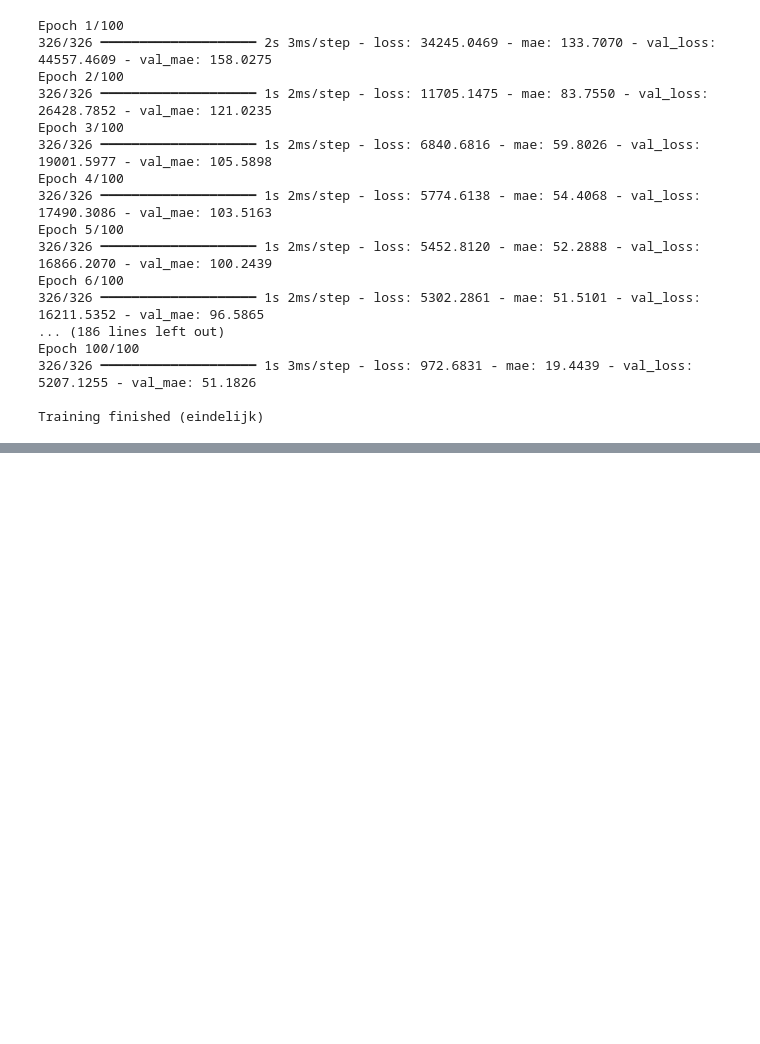
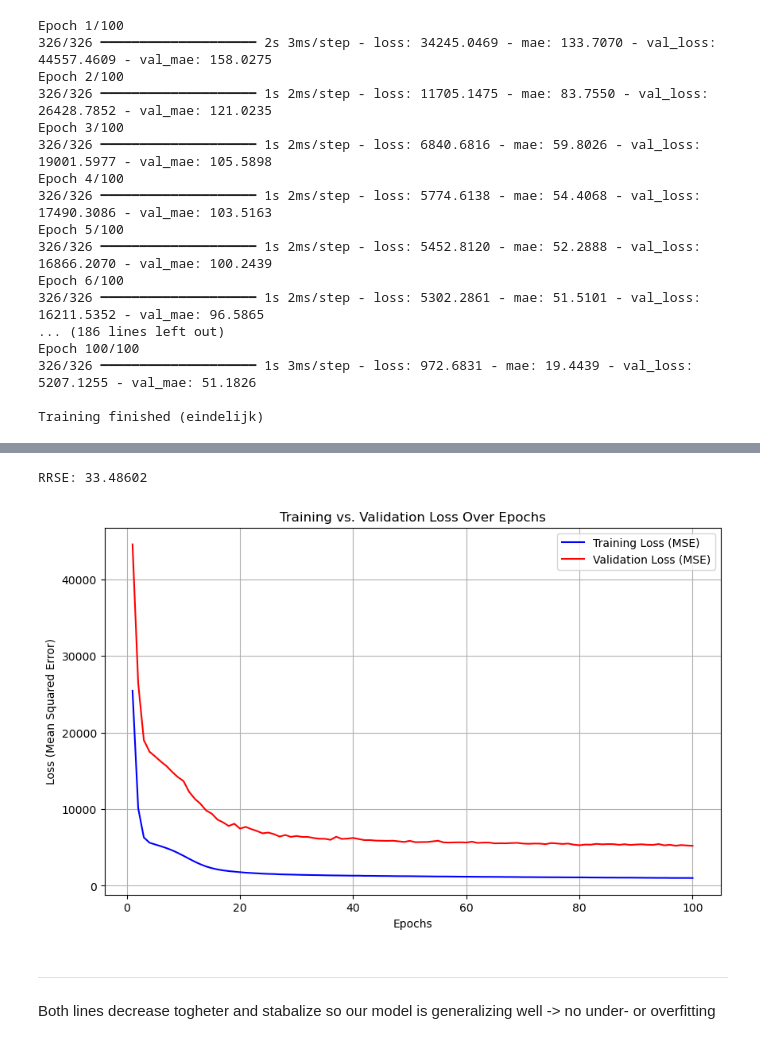
Before and after one commit to nielspet04/ProjectML, a Jupyter notebook: Model2.ipynb, the cells around one changed output, grey strips where cells are left out. Cells and saved outputs as stored; diff of their text form; code cells hidden in the pictures; blank space fills up the shorter version.

Commit message:
added tests and graphs to model 2

```diff
--- a/Model2.ipynb
+++ b/Model2.ipynb
@@ -150,0 +166,72 @@ Deep Learning RMSE:     78.05 rentals
+# %%
+import numpy as np
+
+def compute_rrse(Y_pred, Y_val):
+    """
+    Computes the Relative Root Squared Error (RRSE).
+    RRSE is the RMSE divided by the RMSE of the simplest possible model (predicting the mean).
+    It is expressed as a percentage.
+    """
+    if Y_pred.ndim > 1 and Y_pred.shape[1] == 1:
+        Y_pred = Y_pred.flatten()  #nessecary for this function, Y_pred was array of arrays, and needs to be 1D array
+
+    # Check if shapes match after flattening
+    if Y_pred.shape != Y_val.shape:
+        # Fallback for unexpected shapes
+        return np.nan
+
+    # 1. Calculate the mean of the actual values (a_bar)
+    a_bar = np.mean(Y_val)
+
+    # 2. Calculate the Numerator: Sum of Squared Errors of the Model (SSE_model)
+    # SSE_model = Sum((p_i - a_i)^2)
+    squared_error_model = (Y_pred - Y_val)**2
+    sse_model = np.sum(squared_error_model)
+
+    # 3. Calculate the Denominator: Sum of Squared Errors of the Mean Model (SSE_mean)
+    # SSE_mean = Sum((a_bar - a_i)^2)
+    squared_error_mean = (a_bar - Y_val)**2
+    sse_mean = np.sum(squared_error_mean)
+
+    # 4. Compute RRSE
+    if sse_mean == 0:
+        # Avoid division by zero
+        return 0.0
+
+    rrse_ratio = sse_model / sse_mean
+    # RRSE is the square root of the ratio, multiplied by 100 for a percentage
+    rrse = np.sqrt(rrse_ratio) * 100
+
+    return rrse
+
+
+print("RRSE: " + str(compute_rrse(Y_pred, y_val)))
+# %% [output]
+RRSE: 33.48602
+# %%
+import matplotlib.pyplot as plt
+
+# The 'history' object is returned by model.fit() and contains the loss values.
+# Assuming you have run your model training cell and the result is stored in
+# a variable named 'history'.
+
+# Extract loss data
+train_loss = history.history['loss']
+val_loss = history.history['val_loss']
+epochs = range(1, len(train_loss) + 1)
+
+# Plotting the results
+plt.figure(figsize=(10, 6))
+plt.plot(epochs, train_loss, 'b', label='Training Loss (MSE)')
+plt.plot(epochs, val_loss, 'r', label='Validation Loss (MSE)')
+plt.title('Training vs. Validation Loss Over Epochs')
+plt.xlabel('Epochs')
+plt.ylabel('Loss (Mean Squared Error)')
+plt.legend()
+plt.grid(True)
+plt.show()
+# %% [output]
+[figure, added]
+# %% [markdown]
+---------------------
+Both lines decrease togheter and stabalize so our model is generalizing well -> no under- or overfitting
```
Also changed, not shown: parts of 2 cells of this notebook, 1 other file.
